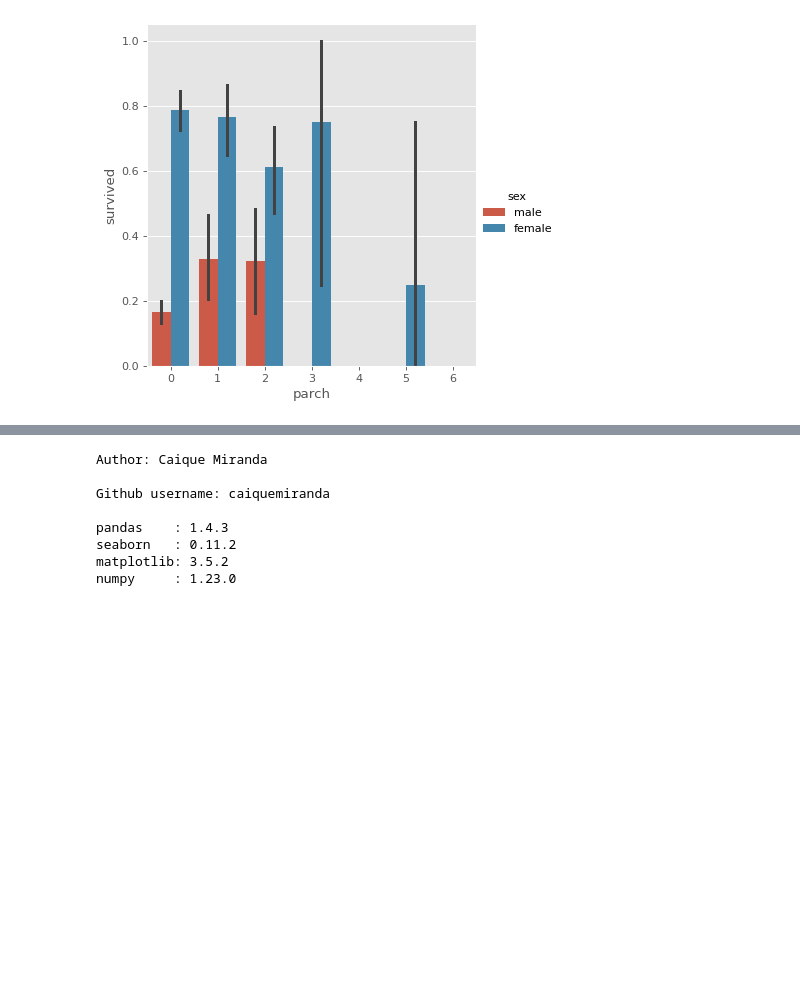
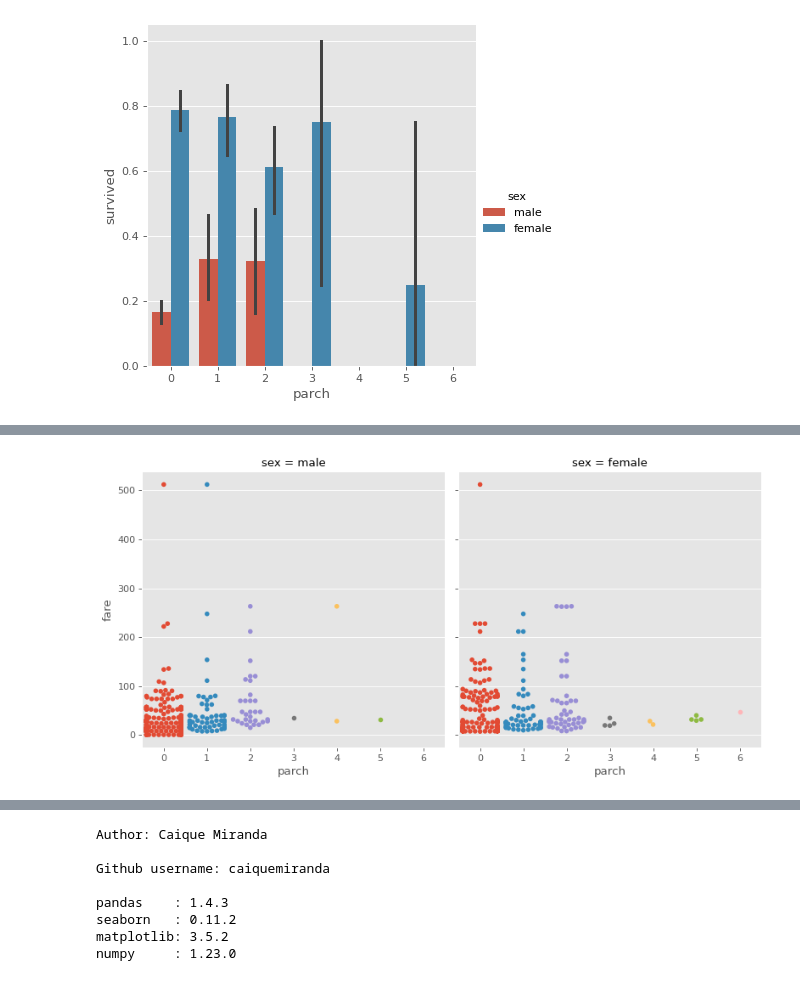
Before and after one commit to caiquemiranda/data-visualization-python, a Jupyter notebook: 10-analysis-visualization-titanic-dataset.ipynb, the cells around one changed output, grey strips where cells are left out. Saved outputs shown, nothing was run; the diff lists cells and outputs as text; code cells hidden in the pictures; blank space fills up the shorter version.

```diff
--- a/10-analysis-visualization-titanic-dataset.ipynb
+++ b/10-analysis-visualization-titanic-dataset.ipynb
@@ -783,0 +791,8 @@ sns.catplot(x= 'parch',
+# %%
+sns.catplot(x= 'parch',
+            y= 'fare',
+            kind= 'swarm',
+            col= 'sex',
+            data= titanic,);
+# %% [output]
+[figure, added]
```
Also changed, not shown: parts of 4 cells of this notebook.
